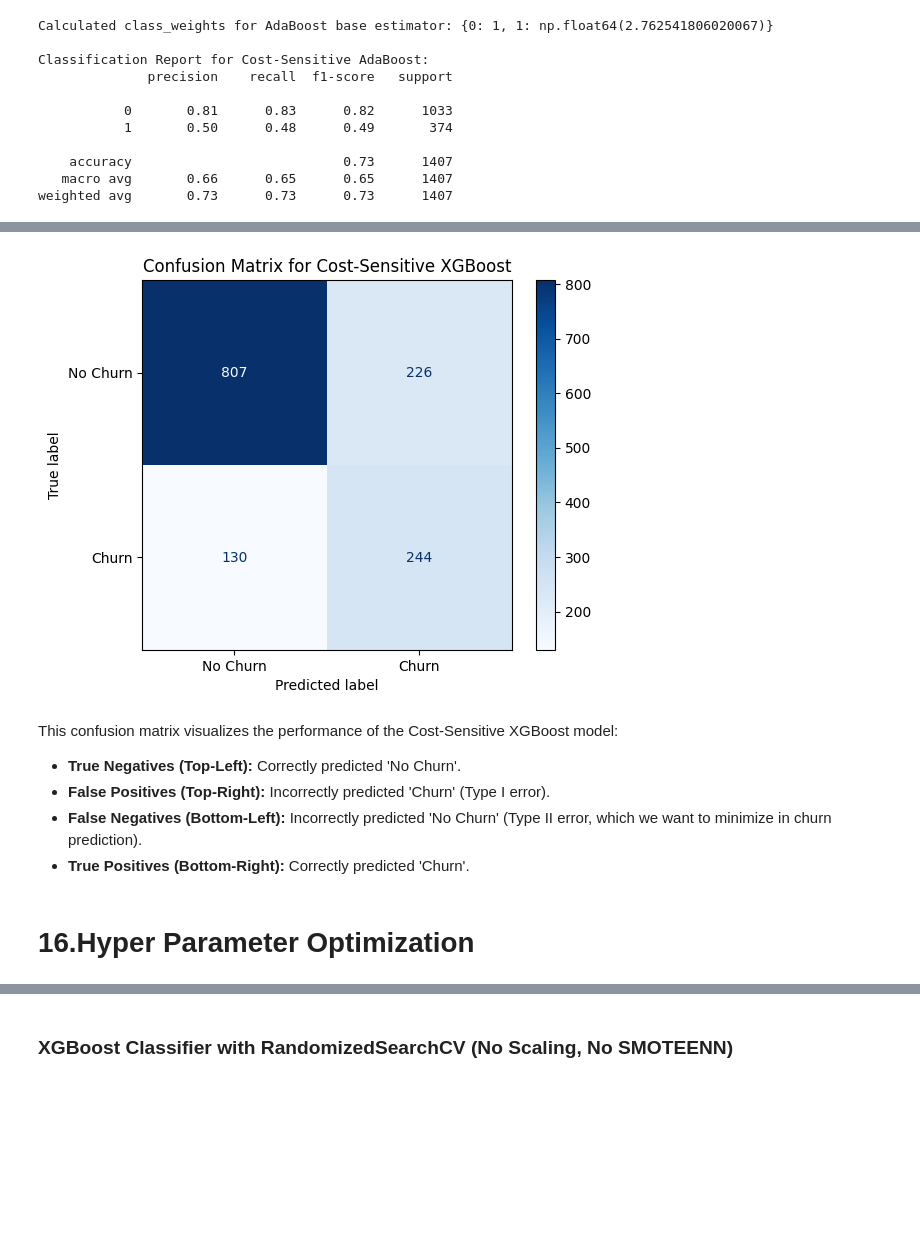
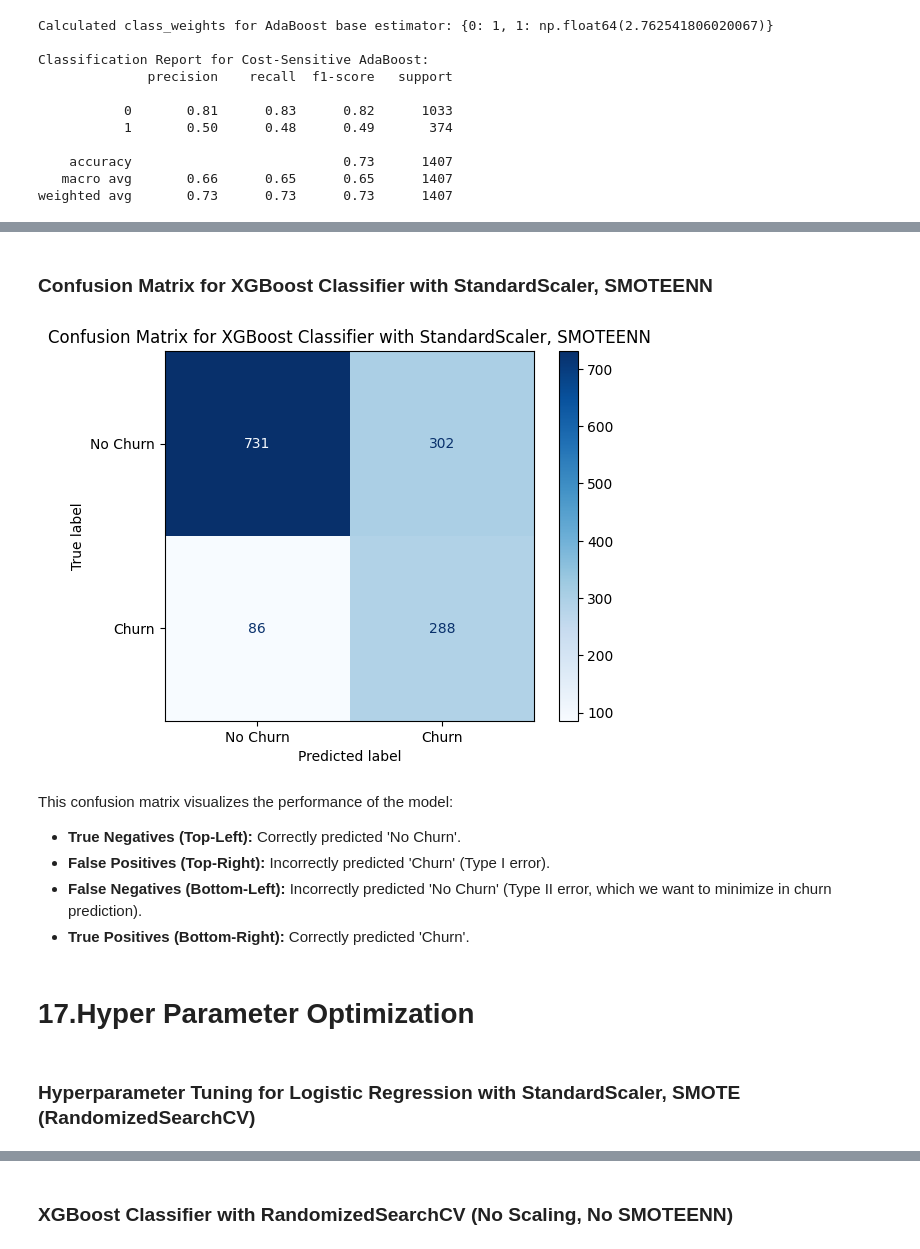
Before and after one commit to Sambit2424/Telecom_Customer_Churn_Prediction, a Jupyter notebook: ML_Model_Building_Telecom_Churn.ipynb, the cells around one changed output, grey strips where cells are left out. Saved outputs shown, nothing was run; the diff lists cells and outputs as text; code cells hidden in the pictures; blank space fills up the shorter version.

Commit message:
All models updated, readme file updated

```diff
--- a/ML_Model_Building_Telecom_Churn.ipynb
+++ b/ML_Model_Building_Telecom_Churn.ipynb
@@ -561,0 +634,6 @@ X_test after scaling (first 5 rows):
+# %%
+model_lr_minmax = LogisticRegression(random_state=24, solver='liblinear')
+model_lr_minmax.fit(X_train_scaled_2, y_train)
+y_pred_lr_minmax = model_lr_minmax.predict(X_test_scaled_2)
+
+print(classification_report(y_test, y_pred_lr_minmax))
@@ -562,5 +649,6 @@ X_test after scaling (first 5 rows):
 # %%
-model_dt3 = DecisionTreeClassifier(random_state=24)
-model_dt3.fit(X_train_scaled_2,y_train)
+model_xgb_minmax = XGBClassifier(random_state=24)
+model_xgb_minmax.fit(X_train_scaled_2, y_train)
+y_pred_xgb_minmax = model_xgb_minmax.predict(X_test_scaled_2)
 
-y_pred_dt2 = model_dt.predict(X_test_scaled_2)
+print(classification_report(y_test, y_pred_xgb_minmax))
@@ -617,4 +701,0 @@ Name: count, dtype: int64
-# %%
-model_smnn_dt = DecisionTreeClassifier(random_state=24)
-model_smnn_dt.fit(X_train_resampled,y_train_resampled)
-y_pred_smnn_dt = model_dt.predict(X_test_scaled)
@@ -634,5 +702,6 @@ weighted avg       0.71      0.57      0.59      1407
 # %%
-# Lets try a random forest classifier model
-model_smnn_rf = RandomForestClassifier(random_state=24)
-model_smnn_rf.fit(X_train_resampled,y_train_resampled)
-y_pred_smnn_rf = model_dt.predict(X_test_scaled)
+# Lets try a Logistic Regression model
+model_smnn_lr = LogisticRegression(random_state=24, solver='liblinear')
+model_smnn_lr.fit(X_train_resampled,y_train_resampled)
+y_pred_smnn_lr = model_smnn_lr.predict(X_test_scaled)
+print(classification_report(y_test,y_pred_smnn_lr))
@@ -851,22 +989,21 @@ weighted avg       0.73      0.73      0.73      1407
+# %% [markdown]
+### Confusion Matrix for XGBoost Classifier with StandardScaler, SMOTEENN
 # %%
-from sklearn.metrics import confusion_matrix, ConfusionMatrixDisplay
-import matplotlib.pyplot as plt
-
-# Assuming `y_test` and `y_pred_xgb_cost_sensitive` are available from your last XGBoost model with cost-sensitive learning
-cm = confusion_matrix(y_test, y_pred_xgb_cost_sensitive)
-
-disp = ConfusionMatrixDisplay(confusion_matrix=cm, display_labels=['No Churn', 'Churn'])
-disp.plot(cmap=plt.cm.Blues)
-plt.title('Confusion Matrix for Cost-Sensitive XGBoost')
+cm_xgb_smnn = confusion_matrix(y_test, y_pred_smnn_xgb)
+disp_xgb_smnn = ConfusionMatrixDisplay(confusion_matrix=cm_xgb_smnn, display_labels=['No Churn', 'Churn'])
+disp_xgb_smnn.plot(cmap=plt.cm.Blues)
+plt.title('Confusion Matrix for XGBoost Classifier with StandardScaler, SMOTEENN')
 plt.show()
 # %% [output]
-[figure, old version]
+[figure, new version]
 # %% [markdown]
-This confusion matrix visualizes the performance of the Cost-Sensitive XGBoost model:
+This confusion matrix visualizes the performance of the model:
 
 *   **True Negatives (Top-Left):** Correctly predicted 'No Churn'.
 *   **False Positives (Top-Right):** Incorrectly predicted 'Churn' (Type I error).
 *   **False Negatives (Bottom-Left):** Incorrectly predicted 'No Churn' (Type II error, which we want to minimize in churn prediction).
 *   **True Positives (Bottom-Right):** Correctly predicted 'Churn'.
 # %% [markdown]
-# 16.Hyper Parameter Optimization
+# 17.Hyper Parameter Optimization
+# %% [markdown]
+### Hyperparameter Tuning for Logistic Regression with StandardScaler, SMOTE (RandomizedSearchCV)
```
Also changed, not shown: parts of 72 cells of this notebook, 5 other files.
